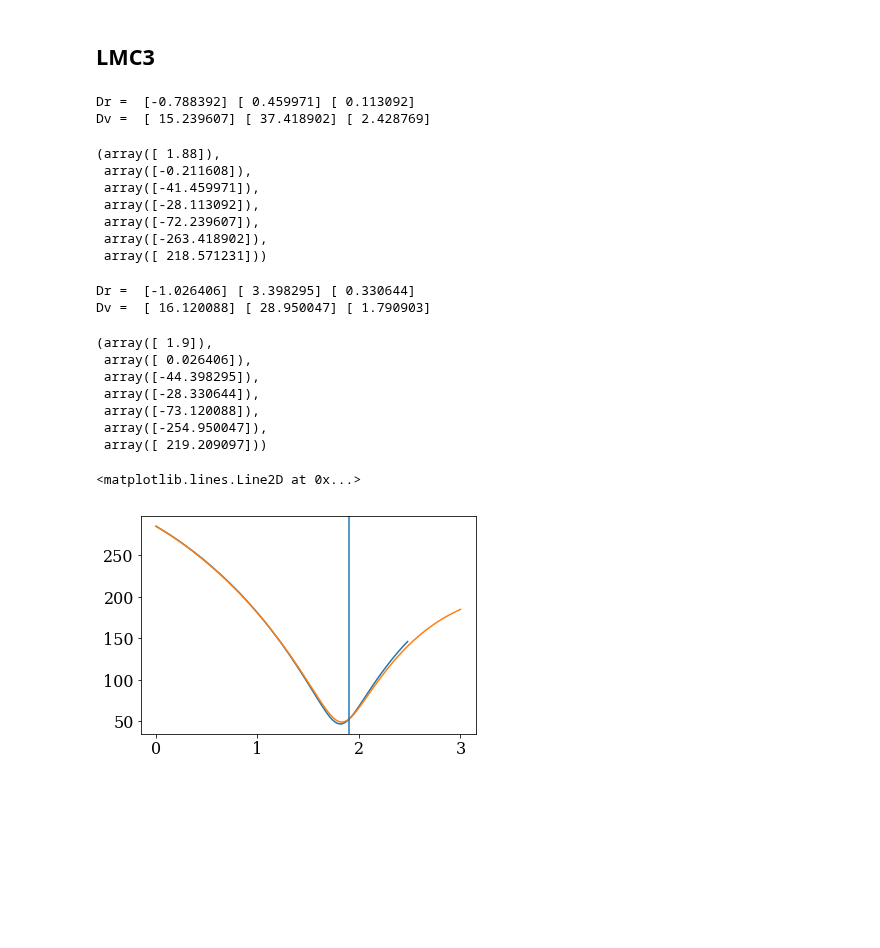
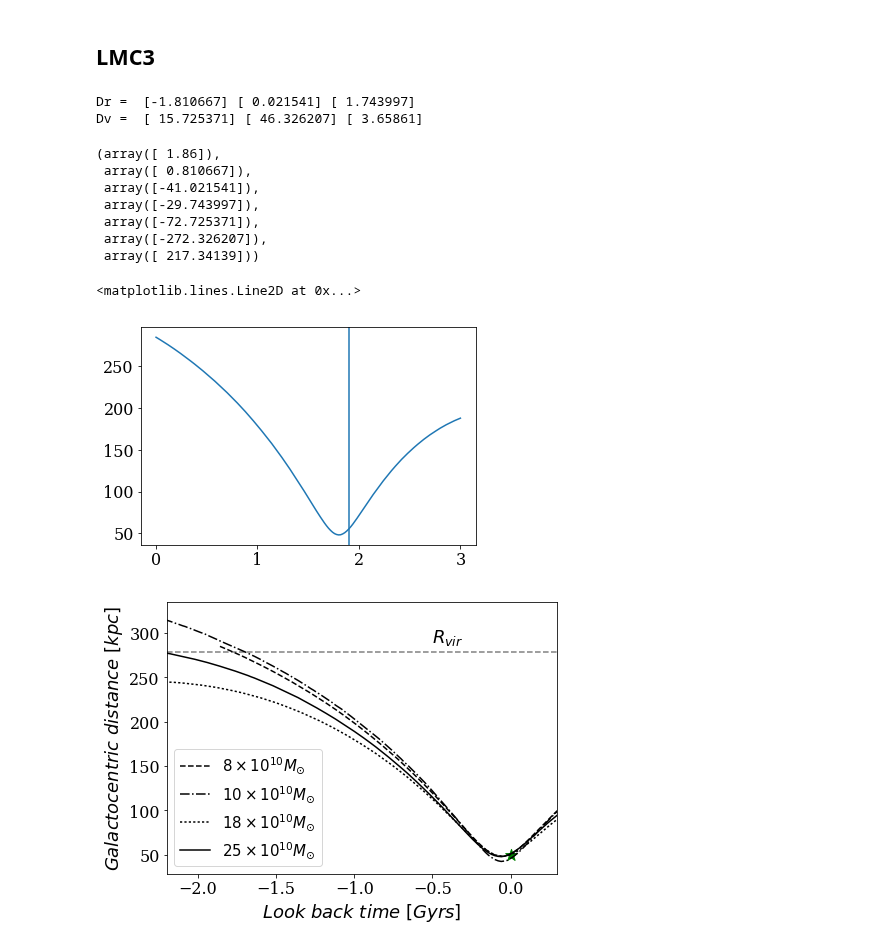
Before and after one commit to jngaravitoc/LMC-MW, a Jupyter notebook: code/LMC_orbit/LMC_orbits.ipynb, the cells around one changed output. Cells and saved outputs as stored; diff of their text form; code cells hidden in the pictures; blank space fills up the shorter version.

```diff
--- a/code/LMC_orbit/LMC_orbits.ipynb
+++ b/code/LMC_orbit/LMC_orbits.ipynb
@@ -150,6 +135,6 @@ plot(t6_2, R_gal6_2)
 # %% [markdown]
 ## LMC5
 # %%
-t5, R_gal5,  x_sat, y_sat, z_sat, x_gal, y_gal, z_gal, Vgal, vx_sat, vy_sat, vz_sat, vx_gal, vy_gal, vz_gal = reading_Nbody('LMC5_H1.txt')
-best_values(t5, x_sat-x_gal, y_sat-y_gal, z_sat-z_gal, vx_sat-vx_gal, vy_sat-vy_gal, vz_sat-vz_gal)
+R_gal5, x_sat, y_sat, z_sat, x_gal, y_gal, z_gal, Vgal, vx_sat, vy_sat, vz_sat, vx_gal, vy_gal, vz_gal = reading_Nbody('LMC5_40Mb0_orbit.txt')
+best_values(x_sat-x_gal, y_sat-y_gal, z_sat-z_gal, vx_sat-vx_gal, vy_sat-vy_gal, vz_sat-vz_gal)
 # %% [output]
@@ -222,36 +191,46 @@ z_sat[0]
 # %% [markdown]
 ## LMC3
 # %%
-t3, R_gal3,  x_sat, y_sat, z_sat, x_gal, y_gal, z_gal, Vgal, vx_sat, vy_sat, vz_sat, vx_gal, vy_gal, vz_gal = reading_Nbody('LMC3_H10.txt')
-best_values(t3, x_sat-x_gal, y_sat-y_gal, z_sat-z_gal, vx_sat-vx_gal, vy_sat-vy_gal, vz_sat-vz_gal)
+R_gal3,  x_sat, y_sat, z_sat, x_gal, y_gal, z_gal, Vgal, vx_sat, vy_sat, vz_sat, vx_gal, vy_gal, vz_gal = reading_Nbody('LMC3_40Mb0_orbit.txt')
+best_values(x_sat-x_gal, y_sat-y_gal, z_sat-z_gal, vx_sat-vx_gal, vy_sat-vy_gal, vz_sat-vz_gal)
 # %% [output]
-Dr =  [-0.788392] [ 0.459971] [ 0.113092]
-Dv =  [ 15.239607] [ 37.418902] [ 2.428769]
+Dr =  [-1.810667] [ 0.021541] [ 1.743997]
+Dv =  [ 15.725371] [ 46.326207] [ 3.65861]
-(array([ 1.88]),
- array([-0.211608]),
- array([-41.459971]),
- array([-28.113092]),
- array([-72.239607]),
- array([-263.418902]),
- array([ 218.571231]))
+(array([ 1.86]),
+ array([ 0.810667]),
+ array([-41.021541]),
+ array([-29.743997]),
+ array([-72.725371]),
+ array([-272.326207]),
+ array([ 217.34139]))
-# %%
-t3_2, R_gal3_2 ,x_sat, y_sat, z_sat, x_gal, y_gal, z_gal, Vgal, vx_sat, vy_sat, vz_sat, vx_gal, vy_gal, vz_gal = reading_Nbody('LMC3_40Mb0_orbit.txt')
-best_values(t3, x_sat-x_gal, y_sat-y_gal, z_sat-z_gal, vx_sat-vx_gal, vy_sat-vy_gal, vz_sat-vz_gal)
-# %% [output]
-Dr =  [-1.026406] [ 3.398295] [ 0.330644]
-Dv =  [ 16.120088] [ 28.950047] [ 1.790903]
-(array([ 1.9]),
- array([ 0.026406]),
- array([-44.398295]),
- array([-28.330644]),
- array([-73.120088]),
- array([-254.950047]),
- array([ 219.209097]))
 # %%
-plot(t3, R_gal3)
-plot(t3_2, R_gal3_2)
+plot(np.linspace(0, 3, 151), R_gal3)
+#plot(t3_2, R_gal3_2)
 
 axvline(1.9)
 # %% [output]
 <matplotlib.lines.Line2D at 0x...>
-[figure, old version]
+[figure, new version]
+# %%
+figure(figsize=(7,5))
+
+
+plot(np.linspace(0, 3, 151)-1.86, R_gal3, label=r'$8 \times 10^{10} M_{\odot}$', ls='--', c='k')
+plot(np.linspace(0, 3, 151)-2.32, R_gal4, label=r'$10 \times 10^{10} M_{\odot}$', ls='-.', c='k')
+plot(np.linspace(0, 3, 151)-2.24, R_gal5, label=r'$18 \times 10^{10} M_{\odot}$', ls=':', c='k')
+plot(np.linspace(0, 3, 151)-2.3, R_gal6, label=r'$25 \times 10^{10} M_{\odot}$', c='k')
+
+xlim(-2.2, 0.3)
+axhline(278, ls='--', c='k', alpha=0.5)
+text(-0.5, 290, '$R_{vir}$', fontsize=18)
+
+plt.scatter(0, 49.65, s=150, marker='*', c='green')
+legend(fontsize=15)
+
+xlabel('$Look\ back\ time\ [Gyrs]$', fontsize=18)
+ylabel('$Galactocentric\ distance\ [kpc]$', fontsize=18)
+
+savefig('../../../MW_anisotropy/figures/LMC_orbits.pdf', bbox_inches='tight')
+savefig('../../../MW_anisotropy/figures/LMC_orbits.png', bbox_inches='tight')
+# %% [output]
+[figure, added]
```
Also changed, not shown: parts of 13 cells of this notebook, 1 other file.
